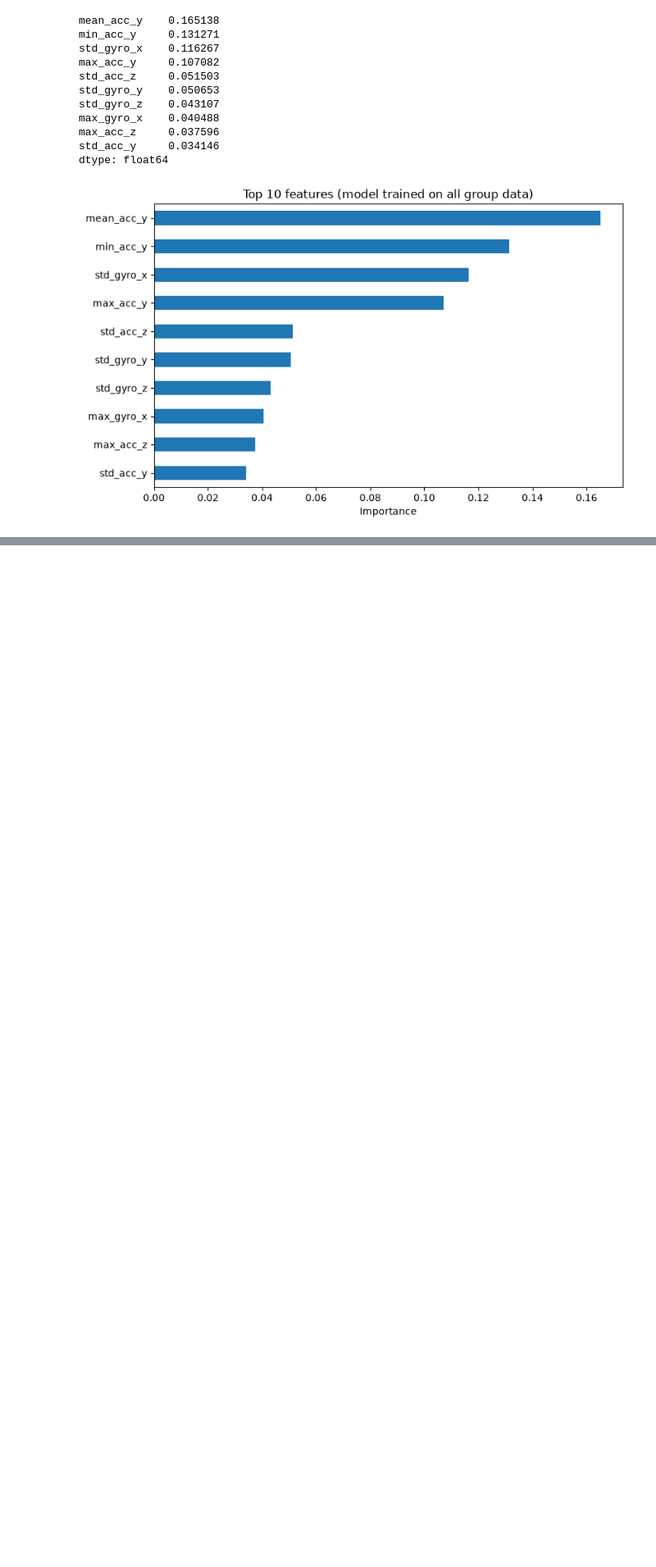
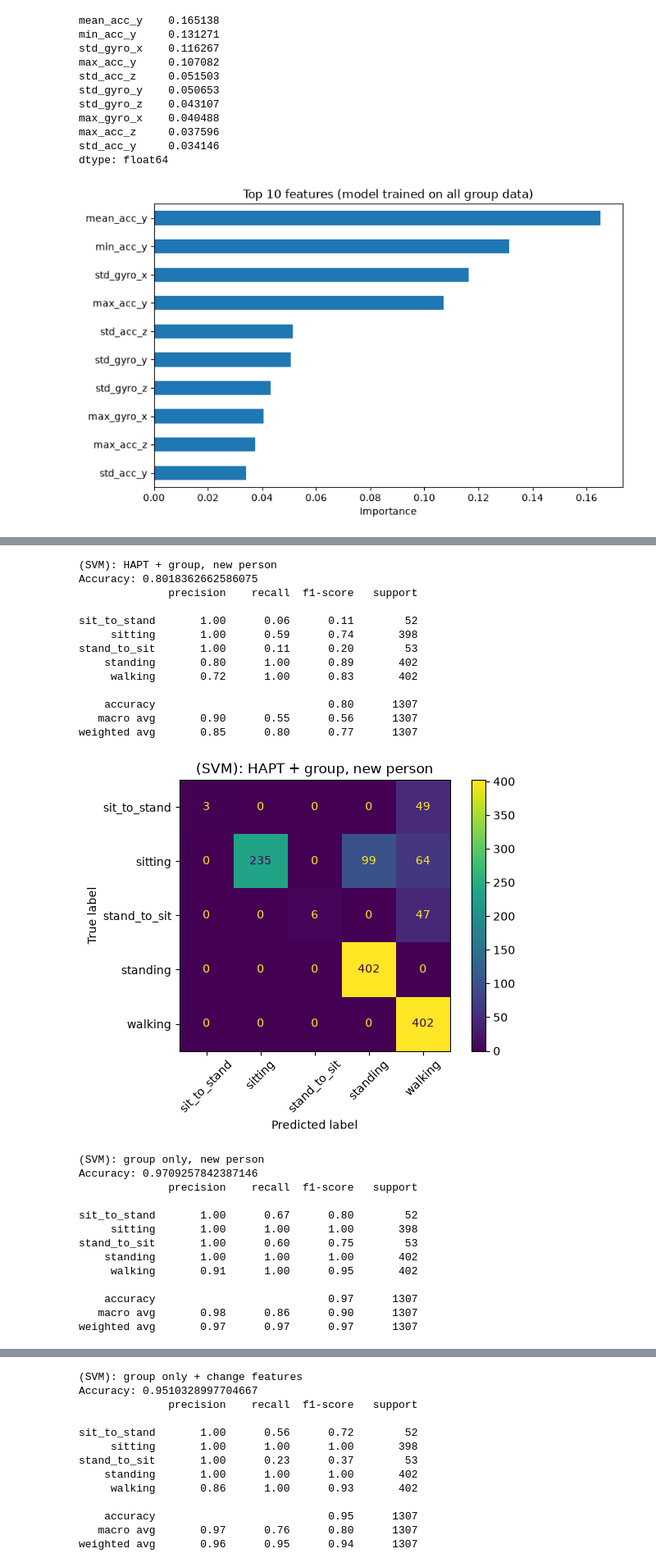
Before and after one commit to 0wenmarks/IoT_S1_Models, a Jupyter notebook: IoT_S1_Owen/notebooks/own_data_model.ipynb, the cells around one changed output, grey strips where cells are left out. Shown at 82% size. Cells and saved outputs as stored; diff of their text form; code cells hidden in the pictures; blank space fills up the shorter version.

```diff
--- a/IoT_S1_Owen/notebooks/own_data_model.ipynb
+++ b/IoT_S1_Owen/notebooks/own_data_model.ipynb
@@ -49,12 +50,12 @@ def report(true, predictions, name):
     plt.tight_layout()
     plt.show()
 # %%
-def leave_one_person_out(cols, name, extra_train=None):
+def leave_one_person_out(cols, name, extra_train=None, svm=False):
     """Train on two group members, test on the third. Repeat for each person."""
     all_true = []
     all_pred = []
 
-    for person in ["P1", "P2", "P3"]:
+    for person in group["user"].unique():
         # This person is the test set; everyone else is the training set
         is_person = group["user"] == person
         test = group[is_person]
@@ -65,7 +66,10 @@ def leave_one_person_out(cols, name, extra_train=None):
             train = pd.concat([extra_train, train])
 
         # Train a new model, then test it on the person it has never seen
-        person_model = RandomForestClassifier(n_estimators=100, random_state=42)
+        if svm:
+            person_model = make_pipeline(StandardScaler(), SVC())
+        else:
+            person_model = RandomForestClassifier(n_estimators=100, random_state=42)
         person_model.fit(train[cols], train["activity"])
         predictions = person_model.predict(test[cols])
 
@@ -184,0 +201,32 @@ dtype: float64
+# %%
+leave_one_person_out(BASE, "(SVM): HAPT + group, new person", extra_train=hapt, svm=True)
+leave_one_person_out(BASE, "(SVM): group only, new person", svm=True)
+leave_one_person_out(FEATURE_NAMES, "(SVM): group only + change features", svm=True)
+# %% [output]
+(SVM): HAPT + group, new person
+Accuracy: 0.8018362662586075
+              precision    recall  f1-score   support
+
+sit_to_stand       1.00      0.06      0.11        52
+     sitting       1.00      0.59      0.74       398
+stand_to_sit       1.00      0.11      0.20        53
+    standing       0.80      1.00      0.89       402
+     walking       0.72      1.00      0.83       402
+
+    accuracy                           0.80      1307
+   macro avg       0.90      0.55      0.56      1307
+weighted avg       0.85      0.80      0.77      1307
+[figure, added]
+(SVM): group only, new person
+Accuracy: 0.9709257842387146
+              precision    recall  f1-score   support
+
+sit_to_stand       1.00      0.67      0.80        52
+     sitting       1.00      1.00      1.00       398
+stand_to_sit       1.00      0.60      0.75        53
+    standing       1.00      1.00      1.00       402
+     walking       0.91      1.00      0.95       402
+
+    accuracy                           0.97      1307
+   macro avg       0.98      0.86      0.90      1307
+weighted avg       0.97      0.97      0.97      1307
@@ -184,0 +234,13 @@ dtype: float64
+(SVM): group only + change features
+Accuracy: 0.9510328997704667
+              precision    recall  f1-score   support
+
+sit_to_stand       1.00      0.56      0.72        52
+     sitting       1.00      1.00      1.00       398
+stand_to_sit       1.00      0.23      0.37        53
+    standing       1.00      1.00      1.00       402
+     walking       0.86      1.00      0.93       402
+
+    accuracy                           0.95      1307
+   macro avg       0.97      0.76      0.80      1307
+weighted avg       0.96      0.95      0.94      1307
```
Also changed, not shown: parts of 8 cells of this notebook, 37 other files.
